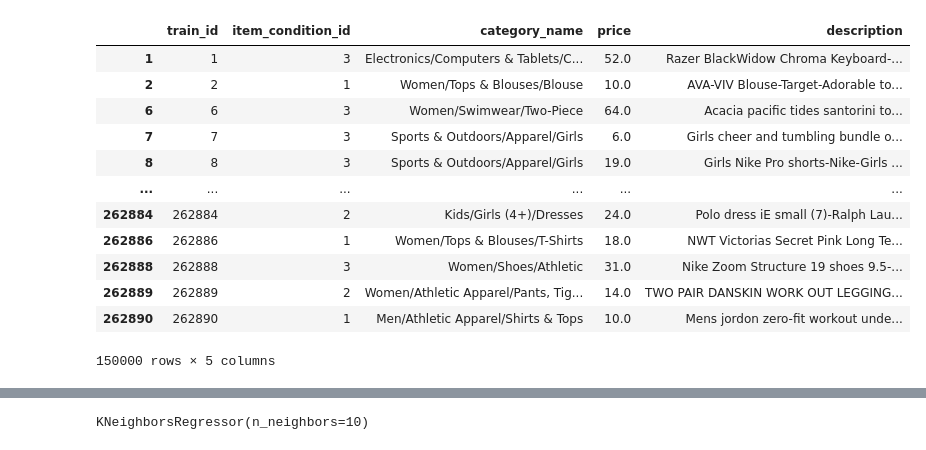
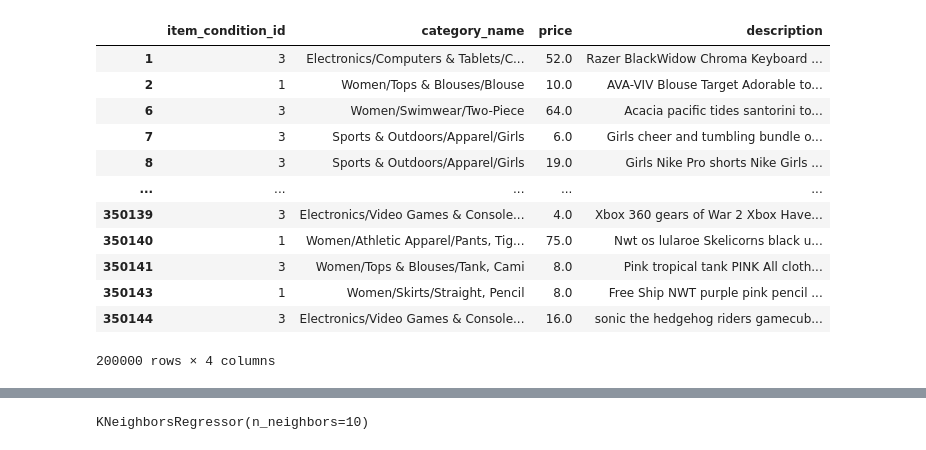
Before and after one commit to AI-project-Team-4/AI-Class-Project, a Jupyter notebook: KNN.ipynb, the cells around one changed output, grey strips where cells are left out. Cells and saved outputs as stored; diff of their text form; code cells hidden in the pictures.

```diff
--- a/KNN.ipynb
+++ b/KNN.ipynb
@@ -13,7 +13,7 @@ data_df = pd.read_csv("data/train.tsv", sep='\t')
 data_df = data_df.drop('shipping',axis=1)
 data_df = data_df.dropna()
 # Only using the instances reuired for test/train
-data_df = data_df[:150000]
+data_df = data_df[:200000]
 data_df.head()
 # %% [output]
 |  | train_id | name | item_condition_id | category_name | brand_name | price | item_description |
@@ -23,27 +23,24 @@ data_df.head()
 | 7 | 7 | Girls cheer and tumbling bundle of 7 | 3 | Sports & Outdoors/Apparel/Girls | Soffe | 6.0 | You get three pairs of Sophie che... |
 | 8 | 8 | Girls Nike Pro shorts | 3 | Sports & Outdoors/Apparel/Girls | Nike | 19.0 | Girls Size small Plus green. Thre... |
 # %%
-# Identifying each attribute
-num_attribs = ['item_condition_id']
-cat_attribs = ['category_name']
-
-data_df['description'] = data_df[['name', 'brand_name', 'item_description']].agg('-'.join, axis=1)
-data_df = data_df.drop(['name', 'brand_name', 'item_description'], axis=1)
+# Combining descriptive data to one column
+data_df['description'] = data_df[['name', 'brand_name', 'item_description']].agg(' '.join, axis=1)
+data_df = data_df.drop(['name', 'brand_name', 'item_description', 'train_id'], axis=1)
 data_df
 # %% [output]
-|  | train_id | item_condition_id | category_name | price | description |
-| 1 | 1 | 3 | Electronics/Computers & Tablets/C... | 52.0 | Razer BlackWidow Chroma Keyboard-... |
-| 2 | 2 | 1 | Women/Tops & Blouses/Blouse | 10.0 | AVA-VIV Blouse-Target-Adorable to... |
-| 6 | 6 | 3 | Women/Swimwear/Two-Piece | 64.0 | Acacia pacific tides santorini to... |
-| 7 | 7 | 3 | Sports & Outdoors/Apparel/Girls | 6.0 | Girls cheer and tumbling bundle o... |
-| 8 | 8 | 3 | Sports & Outdoors/Apparel/Girls | 19.0 | Girls Nike Pro shorts-Nike-Girls ... |
-| ... | ... | ... | ... | ... | ... |
-| 262884 | 262884 | 2 | Kids/Girls (4+)/Dresses | 24.0 | Polo dress iE small (7)-Ralph Lau... |
-| 262886 | 262886 | 1 | Women/Tops & Blouses/T-Shirts | 18.0 | NWT Victorias Secret Pink Long Te... |
-| 262888 | 262888 | 3 | Women/Shoes/Athletic | 31.0 | Nike Zoom Structure 19 shoes 9.5-... |
-| 262889 | 262889 | 2 | Women/Athletic Apparel/Pants, Tig... | 14.0 | TWO PAIR DANSKIN WORK OUT LEGGING... |
-| 262890 | 262890 | 1 | Men/Athletic Apparel/Shirts & Tops | 10.0 | Mens jordon zero-fit workout unde... |
+|  | item_condition_id | category_name | price | description |
+| 1 | 3 | Electronics/Computers & Tablets/C... | 52.0 | Razer BlackWidow Chroma Keyboard ... |
+| 2 | 1 | Women/Tops & Blouses/Blouse | 10.0 | AVA-VIV Blouse Target Adorable to... |
+| 6 | 3 | Women/Swimwear/Two-Piece | 64.0 | Acacia pacific tides santorini to... |
+| 7 | 3 | Sports & Outdoors/Apparel/Girls | 6.0 | Girls cheer and tumbling bundle o... |
+| 8 | 3 | Sports & Outdoors/Apparel/Girls | 19.0 | Girls Nike Pro shorts Nike Girls ... |
+| ... | ... | ... | ... | ... |
+| 350139 | 3 | Electronics/Video Games & Console... | 4.0 | Xbox 360 gears of War 2 Xbox Have... |
+| 350140 | 1 | Women/Athletic Apparel/Pants, Tig... | 75.0 | Nwt os lularoe Skelicorns black u... |
+| 350141 | 3 | Women/Tops & Blouses/Tank, Cami | 8.0 | Pink tropical tank PINK All cloth... |
+| 350143 | 1 | Women/Skirts/Straight, Pencil | 8.0 | Free Ship NWT purple pink pencil ... |
+| 350144 | 3 | Electronics/Video Games & Console... | 16.0 | sonic the hedgehog riders gamecub... |
-150000 rows × 5 columns
+200000 rows × 4 columns
 # %%
 from rake_nltk import Rake
 from sklearn.feature_extraction.text import CountVectorizer
```
Also changed, not shown: parts of 8 cells of this notebook.
